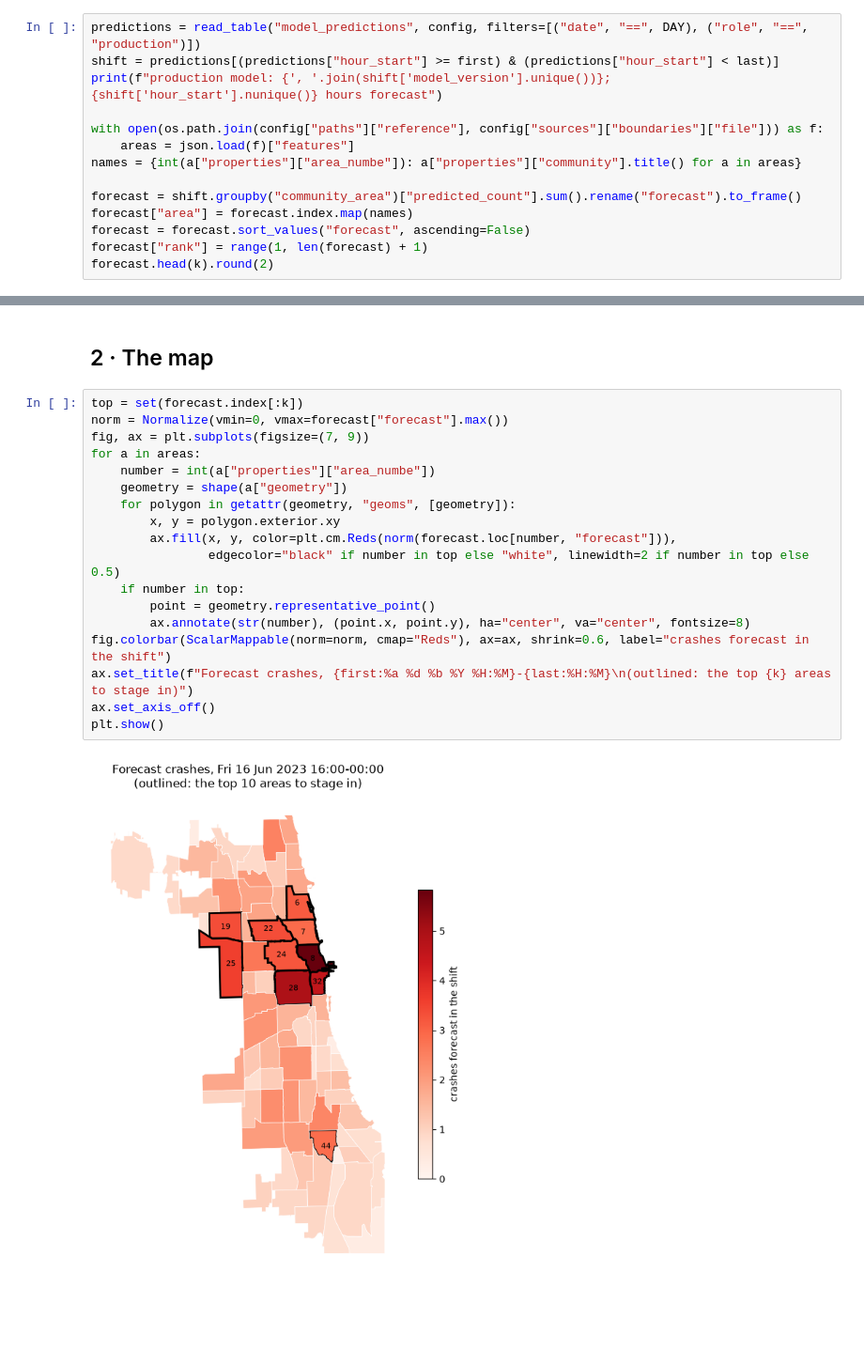
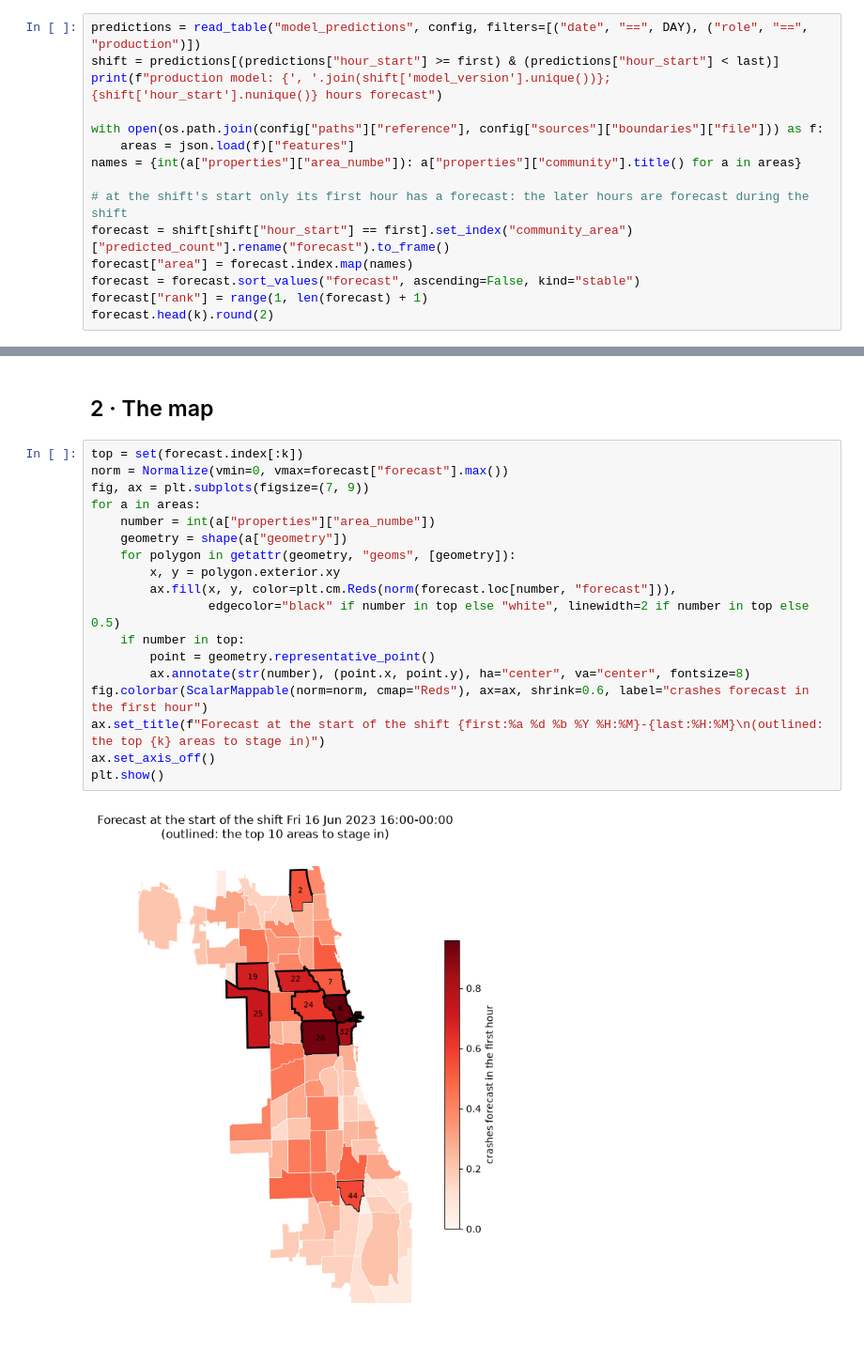
Before and after one commit to cs611-g1-crash-forecast/crash-forecast, a Jupyter notebook: notebooks/11_planner_view.ipynb, the cells around one changed output, grey strips where cells are left out. Shown at 94% size. Saved outputs shown, nothing was run; the diff lists cells and outputs as text; blank space fills up the shorter version.

Commit message:
Stage the planner map from the forecast available at the shift's start

```diff
--- a/notebooks/11_planner_view.ipynb
+++ b/notebooks/11_planner_view.ipynb
@@ -44,9 +44,10 @@ with open(os.path.join(config["paths"]["reference"], config["sources"]["boundari
     areas = json.load(f)["features"]
 names = {int(a["properties"]["area_numbe"]): a["properties"]["community"].title() for a in areas}
 
-forecast = shift.groupby("community_area")["predicted_count"].sum().rename("forecast").to_frame()
+# at the shift's start only its first hour has a forecast: the later hours are forecast during the shift
+forecast = shift[shift["hour_start"] == first].set_index("community_area")["predicted_count"].rename("forecast").to_frame()
 forecast["area"] = forecast.index.map(names)
-forecast = forecast.sort_values("forecast", ascending=False)
+forecast = forecast.sort_values("forecast", ascending=False, kind="stable")
 forecast["rank"] = range(1, len(forecast) + 1)
 forecast.head(k).round(2)
 # %% [output]
@@ -68,23 +69,23 @@ production model: M2_2021_12_20261027T163527; 8 hours forecast
 # %%
 top = set(forecast.index[:k])
 norm = Normalize(vmin=0, vmax=forecast["forecast"].max())
 fig, ax = plt.subplots(figsize=(7, 9))
 for a in areas:
     number = int(a["properties"]["area_numbe"])
     geometry = shape(a["geometry"])
     for polygon in getattr(geometry, "geoms", [geometry]):
         x, y = polygon.exterior.xy
         ax.fill(x, y, color=plt.cm.Reds(norm(forecast.loc[number, "forecast"])),
                 edgecolor="black" if number in top else "white", linewidth=2 if number in top else 0.5)
     if number in top:
         point = geometry.representative_point()
         ax.annotate(str(number), (point.x, point.y), ha="center", va="center", fontsize=8)
-fig.colorbar(ScalarMappable(norm=norm, cmap="Reds"), ax=ax, shrink=0.6, label="crashes forecast in the shift")
-ax.set_title(f"Forecast crashes, {first:%a %d %b %Y %H:%M}-{last:%H:%M}\n(outlined: the top {k} areas to stage in)")
+fig.colorbar(ScalarMappable(norm=norm, cmap="Reds"), ax=ax, shrink=0.6, label="crashes forecast in the first hour")
+ax.set_title(f"Forecast at the start of the shift {first:%a %d %b %Y %H:%M}-{last:%H:%M}\n(outlined: the top {k} areas to stage in)")
 ax.set_axis_off()
 plt.show()
 # %% [output]
-[figure, old version]
+[figure, new version]
 # %% [markdown]
 ## 3 · How did the shift go?
 
```
Also changed, not shown: parts of 6 cells of this notebook.
